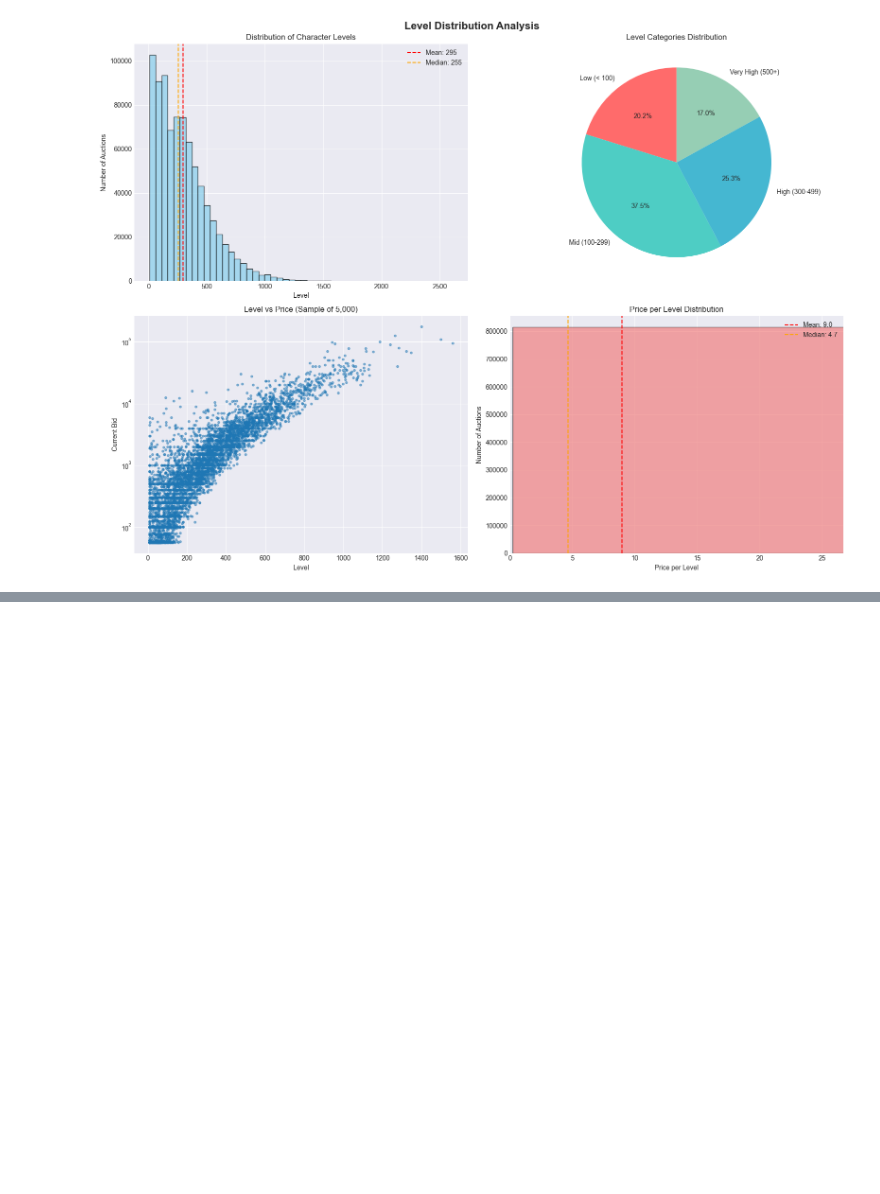
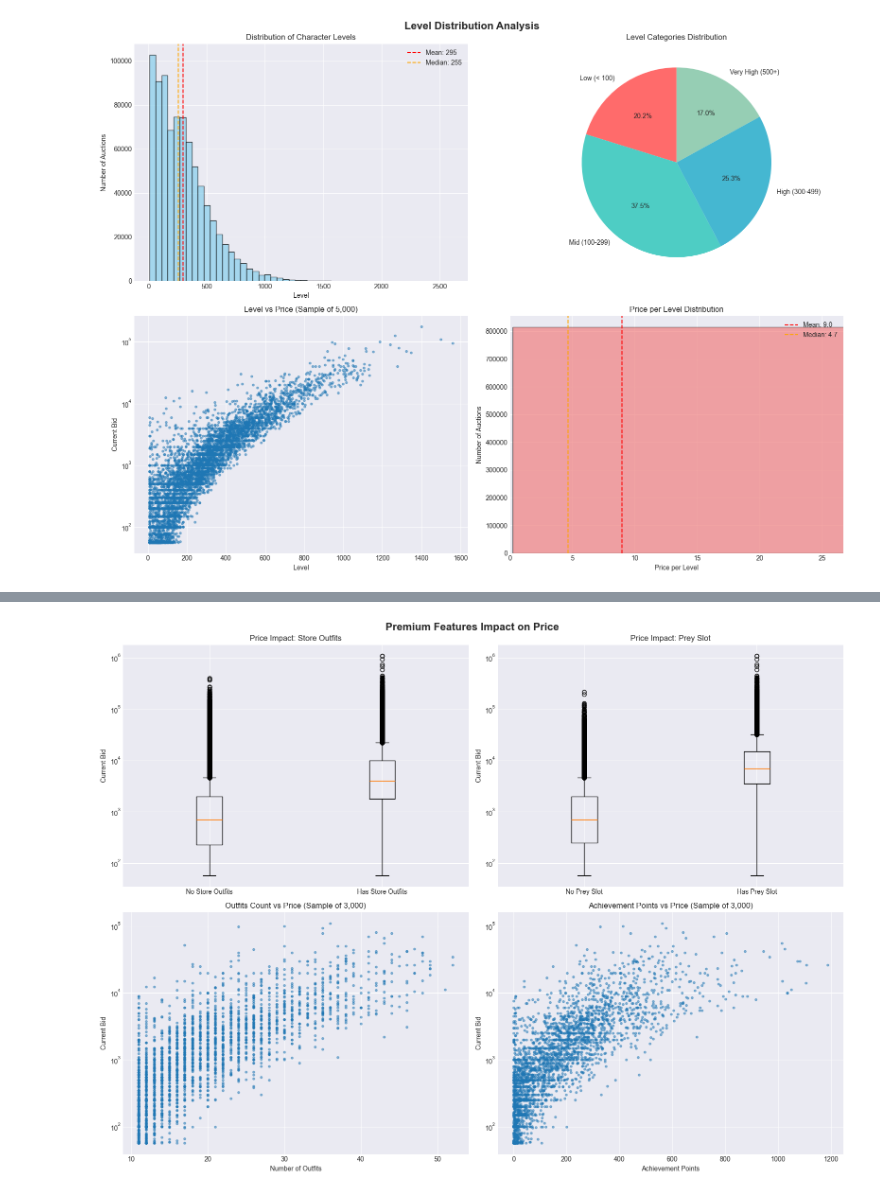
Before and after one commit to martynaottoni/tibia-auctions-analysis, a Jupyter notebook: notebooks/data_exploration.ipynb, the cells around one changed output, grey strips where cells are left out. Saved outputs shown, nothing was run; the diff lists cells and outputs as text; code cells hidden in the pictures; blank space fills up the shorter version.

```diff
--- a/notebooks/data_exploration.ipynb
+++ b/notebooks/data_exploration.ipynb
@@ -705,0 +836,45 @@ plt.show()
+# %%
+# Premium Features impact on Price
+fig, axes = plt.subplots(2, 2, figsize=(16, 12))
+fig.suptitle('Premium Features Impact on Price', fontsize=16, fontweight='bold')
+
+# 1. Price comparison: characters with vs without store items
+store_outfit_prices = [
+    auctions_df[auctions_df['store_outfits_count'] == 0]['current_bid'],
+    auctions_df[auctions_df['store_outfits_count'] > 0]['current_bid']
+]
+axes[0, 0].boxplot(store_outfit_prices, labels=['No Store Outfits', 'Has Store Outfits'])
+axes[0, 0].set_title('Price Impact: Store Outfits')
+axes[0, 0].set_ylabel('Current Bid')
+axes[0, 0].set_yscale('log')
+
+# 2. Price comparison: premium slots
+premium_slot_prices = [
+    auctions_df[auctions_df['prey_slot'] == False]['current_bid'],
+    auctions_df[auctions_df['prey_slot'] == True]['current_bid']
+]
+axes[0, 1].boxplot(premium_slot_prices, labels=['No Prey Slot', 'Has Prey Slot'])
+axes[0, 1].set_title('Price Impact: Prey Slot')
+axes[0, 1].set_ylabel('Current Bid')
+axes[0, 1].set_yscale('log')
+
+# 3. Outfits count vs Price (scatter plot sample)
+sample_size = min(3000, len(auctions_df))
+sample_df = auctions_df.sample(n=sample_size, random_state=42)
+axes[1, 0].scatter(sample_df['outfits_count'], sample_df['current_bid'], alpha=0.5, s=10)
+axes[1, 0].set_title(f'Outfits Count vs Price (Sample of {sample_size:,})')
+axes[1, 0].set_xlabel('Number of Outfits')
+axes[1, 0].set_ylabel('Current Bid')
+axes[1, 0].set_yscale('log')
+
+# 4. Achievement points vs Price (scatter plot sample)
+axes[1, 1].scatter(sample_df['achievement_points'], sample_df['current_bid'], alpha=0.5, s=10)
+axes[1, 1].set_title(f'Achievement Points vs Price (Sample of {sample_size:,})')
+axes[1, 1].set_xlabel('Achievement Points')
+axes[1, 1].set_ylabel('Current Bid')
+axes[1, 1].set_yscale('log')
+
+plt.tight_layout()
+plt.show()
+# %% [output]
+[figure, added]
```
Also changed, not shown: parts of 3 cells of this notebook.
